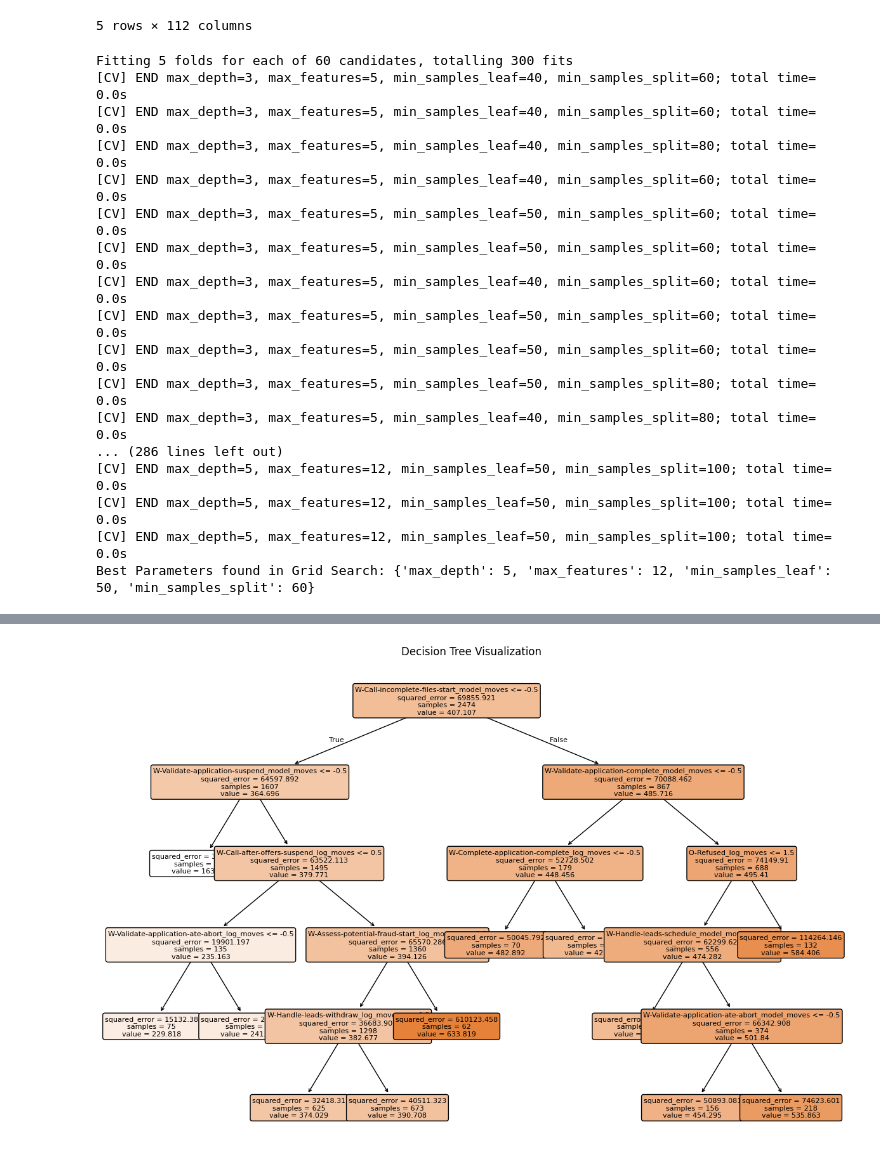
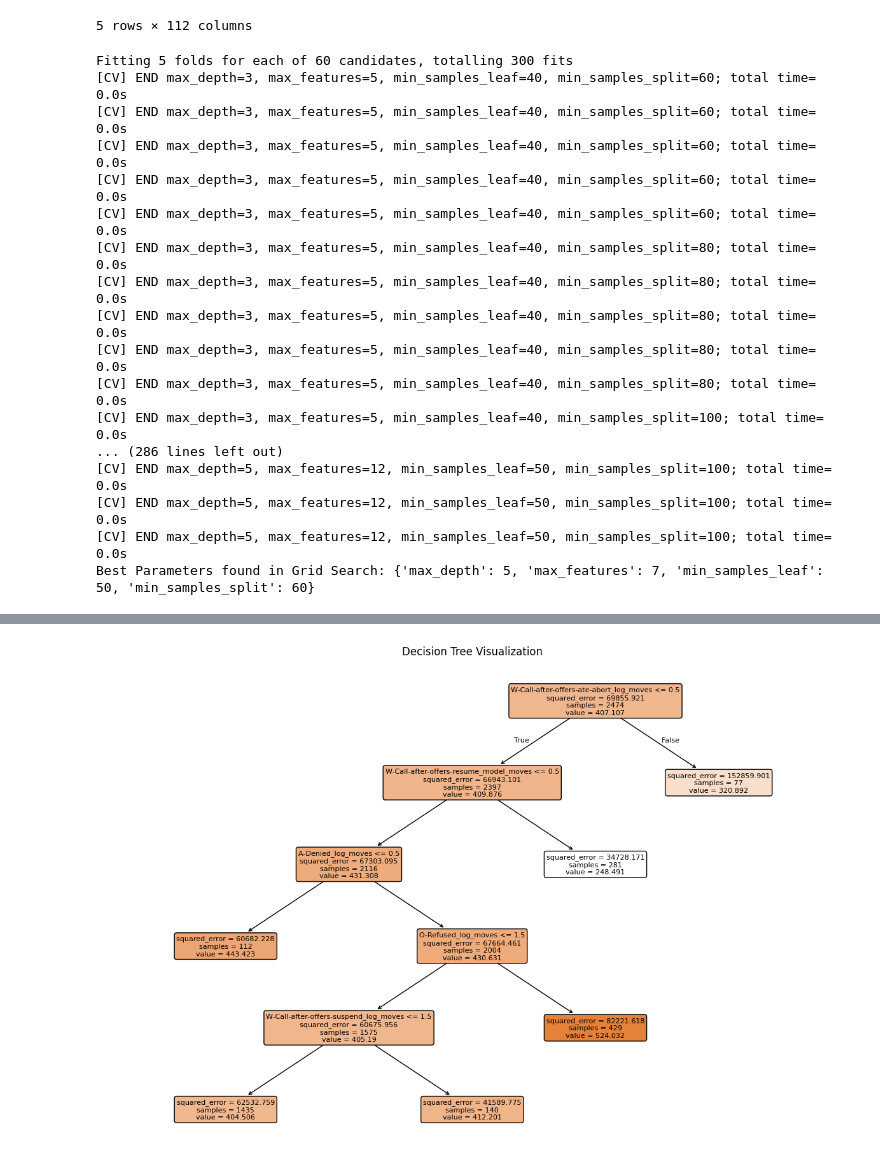
Before and after one commit to MarijnvanHouwelingen/Process_Mining, a Jupyter notebook: conformance_checking/conformance_checking/Ranking.ipynb, the cells around one changed output, grey strips where cells are left out. Drawn from its saved outputs; the diff is of its cells as text; code cells hidden in the pictures.

Commit message:
added the correct interpretation of -1 into the training of the decision tree model.

```diff
--- a/conformance_checking/conformance_checking/Ranking.ipynb
+++ b/conformance_checking/conformance_checking/Ranking.ipynb
@@ -79,6 +79,12 @@ class DecisionTreeModel:
 
     def train_model(self, df):
         X, y_hours = self.preprocess_data(df)
+        # Identify columns with -1 and transform
+        columns_with_negative = (X == -1).any(axis=0)
+        if columns_with_negative.any():
+            for col in X.columns[columns_with_negative]:
+                # Replace -1 with a custom flag or leave as is if logical
+                X[col] = X[col].apply(lambda x: 0 if x == -1 else x)  # Custom replacement logic
         X_train, X_test, y_train, y_test = train_test_split(X, y_hours, test_size=self.test_size, random_state=self.random_state)
         param_grid = self.load_param_grid()
         tree_regressor = DecisionTreeRegressor(random_state=self.random_state)
@@ -100,20 +106,20 @@ model.train_model(df)
 Fitting 5 folds for each of 60 candidates, totalling 300 fits
 [CV] END max_depth=3, max_features=5, min_samples_leaf=40, min_samples_split=60; total time=   0.0s
 [CV] END max_depth=3, max_features=5, min_samples_leaf=40, min_samples_split=60; total time=   0.0s
+[CV] END max_depth=3, max_features=5, min_samples_leaf=40, min_samples_split=60; total time=   0.0s
+[CV] END max_depth=3, max_features=5, min_samples_leaf=40, min_samples_split=60; total time=   0.0s
+[CV] END max_depth=3, max_features=5, min_samples_leaf=40, min_samples_split=60; total time=   0.0s
 [CV] END max_depth=3, max_features=5, min_samples_leaf=40, min_samples_split=80; total time=   0.0s
-[CV] END max_depth=3, max_features=5, min_samples_leaf=40, min_samples_split=60; total time=   0.0s
-[CV] END max_depth=3, max_features=5, min_samples_leaf=50, min_samples_split=60; total time=   0.0s
-[CV] END max_depth=3, max_features=5, min_samples_leaf=50, min_samples_split=60; total time=   0.0s
-[CV] END max_depth=3, max_features=5, min_samples_leaf=40, min_samples_split=60; total time=   0.0s
-[CV] END max_depth=3, max_features=5, min_samples_leaf=50, min_samples_split=60; total time=   0.0s
-[CV] END max_depth=3, max_features=5, min_samples_leaf=50, min_samples_split=60; total time=   0.0s
-[CV] END max_depth=3, max_features=5, min_samples_leaf=50, min_samples_split=80; total time=   0.0s
 [CV] END max_depth=3, max_features=5, min_samples_leaf=40, min_samples_split=80; total time=   0.0s
+[CV] END max_depth=3, max_features=5, min_samples_leaf=40, min_samples_split=80; total time=   0.0s
+[CV] END max_depth=3, max_features=5, min_samples_leaf=40, min_samples_split=80; total time=   0.0s
+[CV] END max_depth=3, max_features=5, min_samples_leaf=40, min_samples_split=80; total time=   0.0s
+[CV] END max_depth=3, max_features=5, min_samples_leaf=40, min_samples_split=100; total time=   0.0s
 ... (286 lines left out)
 [CV] END max_depth=5, max_features=12, min_samples_leaf=50, min_samples_split=100; total time=   0.0s
 [CV] END max_depth=5, max_features=12, min_samples_leaf=50, min_samples_split=100; total time=   0.0s
 [CV] END max_depth=5, max_features=12, min_samples_leaf=50, min_samples_split=100; total time=   0.0s
-Best Parameters found in Grid Search: {'max_depth': 5, 'max_features': 12, 'min_samples_leaf': 50, 'min_samples_split': 60}
+Best Parameters found in Grid Search: {'max_depth': 5, 'max_features': 7, 'min_samples_leaf': 50, 'min_samples_split': 60}
 # %%
 class DecisionTreeEvaluator:
     """
@@ -195,7 +201,9 @@ class DecisionTreeEvaluator:
         }
 
 # Usage
+X, y_hours = model.preprocess_data(df)
+X_train, X_test, y_train, y_test = train_test_split(X, y_hours, test_size=model.test_size, random_state=model.random_state)
 evaluator = DecisionTreeEvaluator()
-evaluation_results = evaluator.evaluate_model(grid_search, X_test, y_test, save_fig=True, fig_path='decision_tree.png')
+evaluation_results = evaluator.evaluate_model(model.grid_search, X_test, y_test, save_fig=True, fig_path='decision_tree.png')
 # %% [output]
 Model Performance:
@@ -212,5 +220,5 @@ R-squared (R2): 0.17
 Decision tree figure saved as decision_tree.png
-[figure, old version]
+[figure, new version]
 # %%
 from typing import List, Dict, Tuple
 import pandas as pd
```
Also changed, not shown: parts of 5 cells of this notebook, 1 other file.
